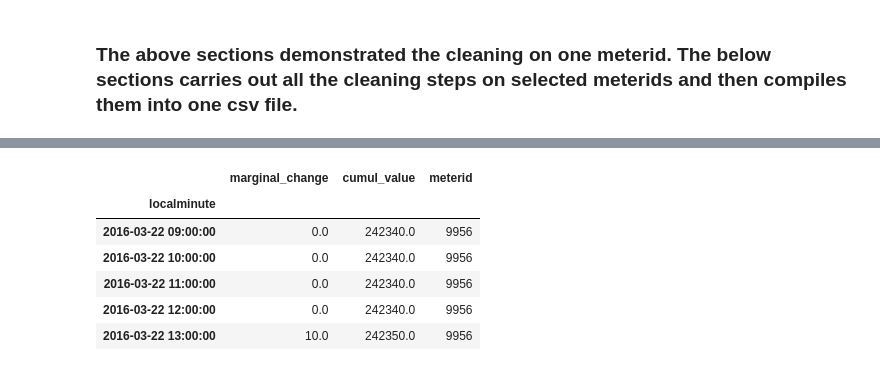
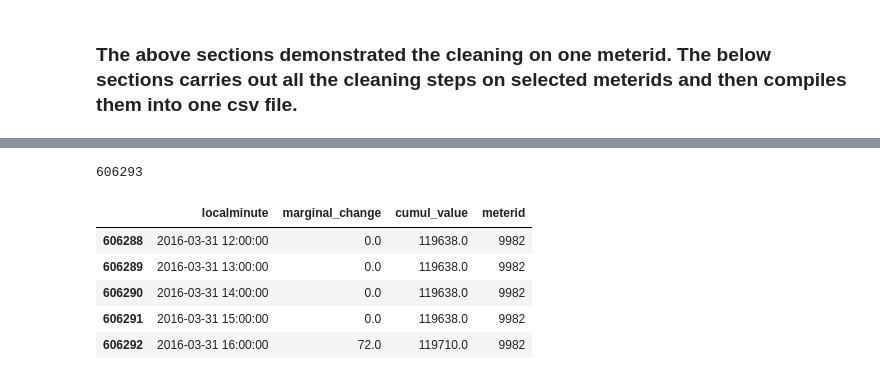
Before and after one commit to melvintzw/ee4211, a Jupyter notebook: cleaning.ipynb, the cells around one changed output, grey strips where cells are left out. Saved outputs shown, nothing was run; the diff lists cells and outputs as text; code cells hidden in the pictures.

```diff
--- a/cleaning.ipynb
+++ b/cleaning.ipynb
@@ -188,12 +183,7 @@ df_new.tail()
 # %%
 # step 6 & 7. Mark anomalies from rate of increase with threshold = 0.166/s and remove them
 def remove_large_increments(df):
-    mask = df[df.marginal_rate >= 0.166].index
-
-    if len(mask) > 0:
-        return df.loc[~mask]
-    else:
-        return df
+    return df.loc[df.marginal_rate < 0.166]
 # %%
 df_clean = remove_large_increments(df_new)
 display(len(df_clean), df_clean.head())
@@ -263,3 +253,11 @@ df_final['marginal_change'].plot(title='after 1.5IQR filtering')
 NOTE: all dropping of values/rows must be done before finally reconstructing the cumulative values! in the above example, marginal_change is valid but cumul_value is not valid anymore. The processing is done in the proper order in the following section. The above section was to illustrate the need/usefulness for 1.5 IQR filtering.
 # %% [markdown]
 ### The above sections demonstrated the cleaning on one meterid. The below sections carries out all the cleaning steps on selected meterids and then compiles them into one csv file.
+# %%
+df_all = pd.read_csv('data/dataport-export_gas_oct2015-mar2016.csv')
+df_all = df_all.set_index(pd.to_datetime(df_all['localminute']))
+df_all = df_all.drop(columns='localminute')
+groups = df_all.groupby('dataid')
+keys = groups.groups.keys()  # keys: an iterable of dataids or meter ids
+keys_list = list(keys)
+print(keys_list)
@@ -266,6 +266,9 @@ NOTE: all dropping of values/rows must be done before finally reconstructing the
 # %%
-to_remove = [1185, 1556, 2335, 2449, 3134, 3544, 4447, 4514,\
-             5129, 5403, 6836, 7030, 7117, 8156, 9134, 9639, 9982]
+# these meterids were visually inspected to have many suspicious spikes and dips in meter_value.
+# to_remove = [1185, 1556, 2335, 2449, 3134, 3544, 4447, 4514,\
+#              5129, 5403, 6836, 7030, 7117, 8156, 9134, 9639, 9982]
+
+to_remove = []
 
 low_samplefreq = [1874, 2645, 4671, 5545, 6101, 9620]
 
@@ -278,13 +281,14 @@ to_keep = [elem for elem in keys_list if elem not in to_remove]
 
 df_all_cleaned = pd.DataFrame()
 
-for meterid in to_keep:
-    df_i = groups.get_group(key)
+for meterid in keys_list:
+    df_i = groups.get_group(meterid)
     df_no_mal = remove_mal_data(df_i)
     df_no_negative_marginal = remove_negative_marginal(df_no_mal)
     df_new = get_rate_of_increase(df_no_negative_marginal)
     df_clean = remove_large_increments(df_new)
-    df_clean = remove_outliers(df_clean, coeff=1.5)
+    #df_clean = remove_outliers(df_clean, coeff=1.5)
+    # shouldn't do 1.5IQR filtering on 6months; only on 1 month or less, due to seasonalities.
 
     # resample by hour, reconstruct cumulative values from marginal values
     init_cumul_reading = df_clean['meter_value'].iloc[0]
@@ -299,7 +303,9 @@ for meterid in to_keep:
 
     df_final = df_resampled.assign(meterid=[meterid for i in range(len(df_resampled))]) # add meterid column
 
-    df_all_cleaned = df_all_cleaned.append(df_final)
+    df_final = df_final.reset_index()
+
+    df_all_cleaned = df_all_cleaned.append(df_final, ignore_index=True)
 
 display(df_all_cleaned.head())
 # %% [output]
@@ -336,13 +320,12 @@ See the caveats in the documentation: http://pandas.pydata.org/pandas-docs/stabl
 # %%
-len(df_all_cleaned)
-df_all_cleaned.tail()
+display(len(df_all_cleaned), df_all_cleaned.tail())
 # %% [output]
+606293
-|  | marginal_change | cumul_value | meterid |
-| localminute |  |  |  |
-| 2016-03-22 09:00:00 | 0.0 | 242340.0 | 9956 |
-| 2016-03-22 10:00:00 | 0.0 | 242340.0 | 9956 |
-| 2016-03-22 11:00:00 | 0.0 | 242340.0 | 9956 |
-| 2016-03-22 12:00:00 | 0.0 | 242340.0 | 9956 |
-| 2016-03-22 13:00:00 | 10.0 | 242350.0 | 9956 |
+|  | localminute | marginal_change | cumul_value | meterid |
+| 606288 | 2016-03-31 12:00:00 | 0.0 | 119638.0 | 9982 |
+| 606289 | 2016-03-31 13:00:00 | 0.0 | 119638.0 | 9982 |
+| 606290 | 2016-03-31 14:00:00 | 0.0 | 119638.0 | 9982 |
+| 606291 | 2016-03-31 15:00:00 | 0.0 | 119638.0 | 9982 |
+| 606292 | 2016-03-31 16:00:00 | 72.0 | 119710.0 | 9982 |
 # %%
 # step 10. save combined data into a new csv file.
```
Also changed, not shown: parts of 7 cells of this notebook, 3 other files.
